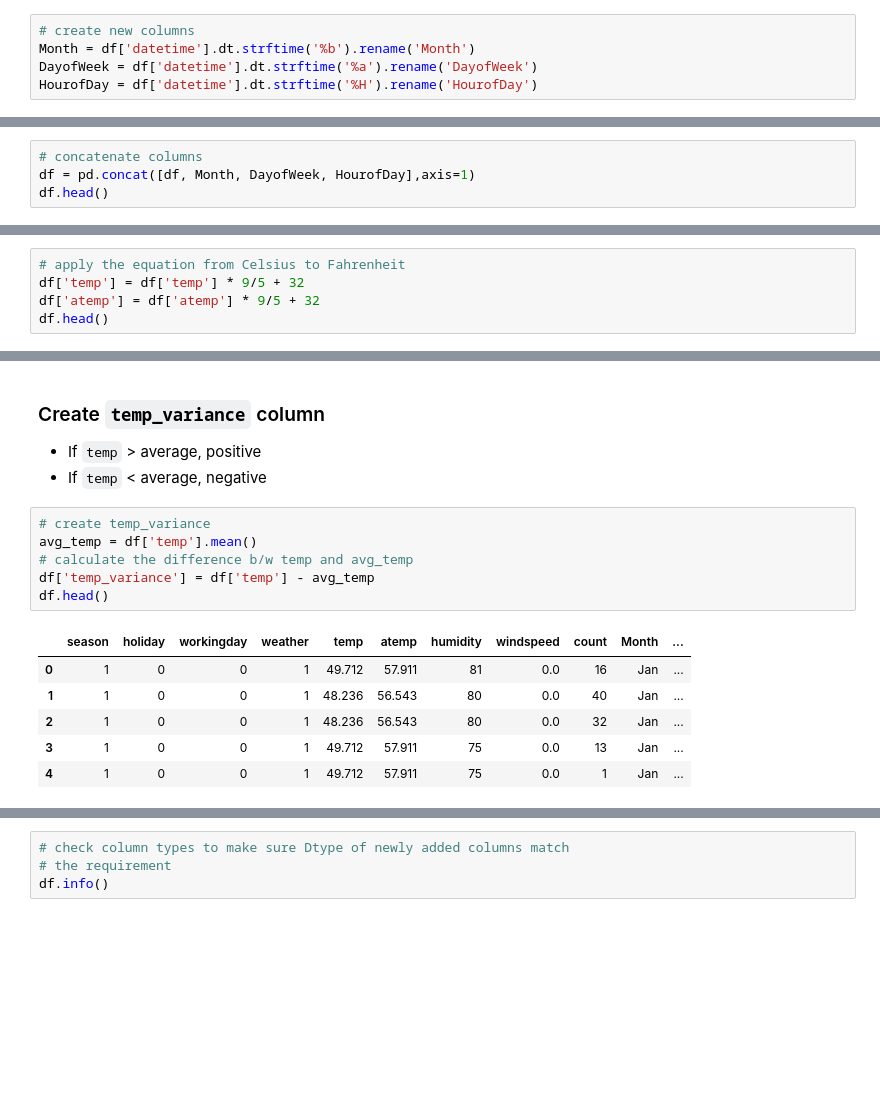
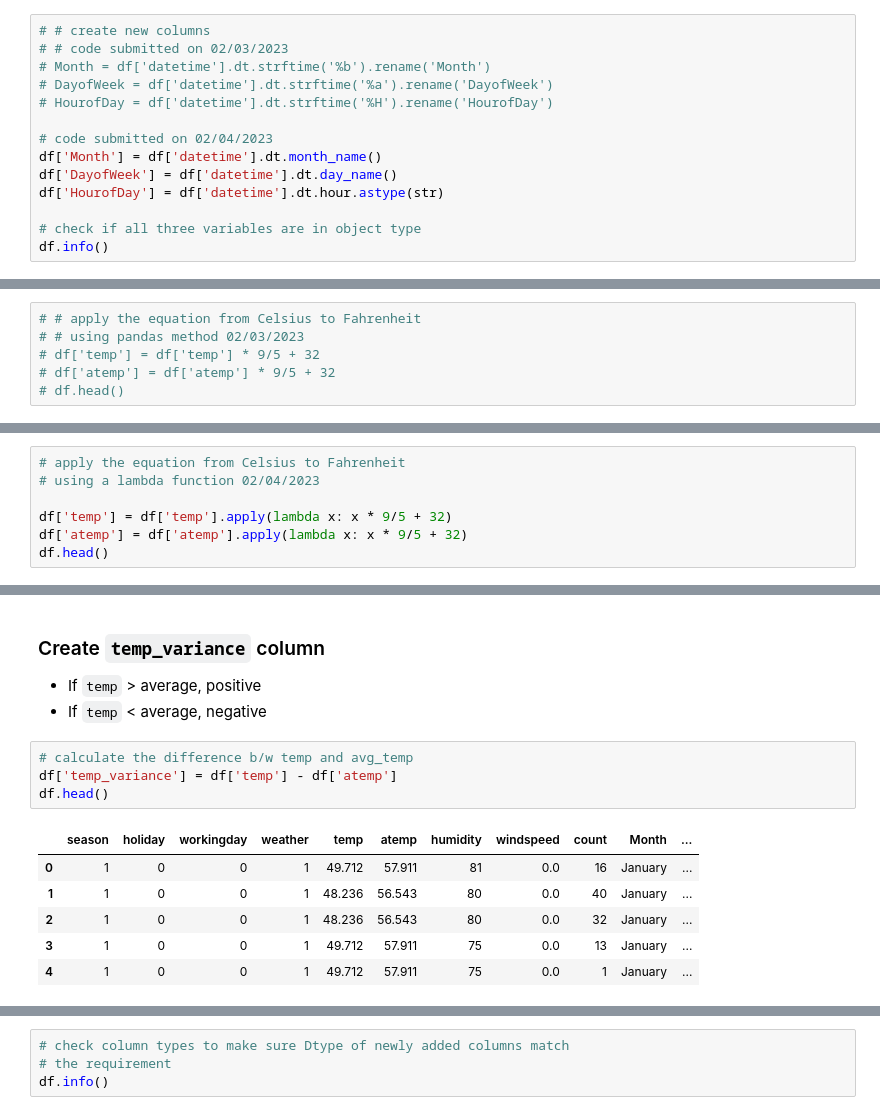
Before and after one commit to jiashenyue/dimensionality-reduction-2, a Jupyter notebook: feature-engineering-2.ipynb, the cells around one changed output, grey strips where cells are left out. Cells and saved outputs as stored; diff of their text form; blank space fills up the shorter version.

```diff
--- a/feature-engineering-2.ipynb
+++ b/feature-engineering-2.ipynb
@@ -128,7 +129,16 @@ df['datetime'].head()
 4   2011-01-01 04:00:00
 Name: datetime, dtype: datetime64[ns]
 # %%
-# create new columns
-Month = df['datetime'].dt.strftime('%b').rename('Month')
-DayofWeek = df['datetime'].dt.strftime('%a').rename('DayofWeek')
-HourofDay = df['datetime'].dt.strftime('%H').rename('HourofDay')
+# # create new columns
+# # code submitted on 02/03/2023
+# Month = df['datetime'].dt.strftime('%b').rename('Month')
+# DayofWeek = df['datetime'].dt.strftime('%a').rename('DayofWeek')
+# HourofDay = df['datetime'].dt.strftime('%H').rename('HourofDay')
+
+# code submitted on 02/04/2023
+df['Month'] = df['datetime'].dt.month_name()
+df['DayofWeek'] = df['datetime'].dt.day_name()
+df['HourofDay'] = df['datetime'].dt.hour.astype(str)
+
+# check if all three variables are in object type
+df.info()
@@ -135,4 +165,0 @@ HourofDay = df['datetime'].dt.strftime('%H').rename('HourofDay')
-# %%
-# concatenate columns
-df = pd.concat([df, Month, DayofWeek, HourofDay],axis=1)
-df.head()
@@ -159,5 +181,6 @@ df.head()
 # %%
-# apply the equation from Celsius to Fahrenheit
-df['temp'] = df['temp'] * 9/5 + 32
-df['atemp'] = df['atemp'] * 9/5 + 32
-df.head()
+# # apply the equation from Celsius to Fahrenheit
+# # using pandas method 02/03/2023
+# df['temp'] = df['temp'] * 9/5 + 32
+# df['atemp'] = df['atemp'] * 9/5 + 32
+# df.head()
@@ -170,0 +187,7 @@ df.head()
+# %%
+# apply the equation from Celsius to Fahrenheit
+# using a lambda function 02/04/2023
+
+df['temp'] = df['temp'].apply(lambda x: x * 9/5 + 32)
+df['atemp'] = df['atemp'].apply(lambda x: x * 9/5 + 32)
+df.head()
@@ -174,18 +204,16 @@ df.head()
 - If `temp` > average, positive
 - If `temp` < average, negative
 # %%
-# create temp_variance
-avg_temp = df['temp'].mean()
 # calculate the difference b/w temp and avg_temp
-df['temp_variance'] = df['temp'] - avg_temp
+df['temp_variance'] = df['temp'] - df['atemp']
 df.head()
 # %% [output]
 |  | season | holiday | workingday | weather | temp | atemp | humidity | windspeed | count | Month | ... |
-| 0 | 1 | 0 | 0 | 1 | 49.712 | 57.911 | 81 | 0.0 | 16 | Jan | ... |
-| 1 | 1 | 0 | 0 | 1 | 48.236 | 56.543 | 80 | 0.0 | 40 | Jan | ... |
-| 2 | 1 | 0 | 0 | 1 | 48.236 | 56.543 | 80 | 0.0 | 32 | Jan | ... |
-| 3 | 1 | 0 | 0 | 1 | 49.712 | 57.911 | 75 | 0.0 | 13 | Jan | ... |
-| 4 | 1 | 0 | 0 | 1 | 49.712 | 57.911 | 75 | 0.0 | 1 | Jan | ... |
+| 0 | 1 | 0 | 0 | 1 | 49.712 | 57.911 | 81 | 0.0 | 16 | January | ... |
+| 1 | 1 | 0 | 0 | 1 | 48.236 | 56.543 | 80 | 0.0 | 40 | January | ... |
+| 2 | 1 | 0 | 0 | 1 | 48.236 | 56.543 | 80 | 0.0 | 32 | January | ... |
+| 3 | 1 | 0 | 0 | 1 | 49.712 | 57.911 | 75 | 0.0 | 13 | January | ... |
+| 4 | 1 | 0 | 0 | 1 | 49.712 | 57.911 | 75 | 0.0 | 1 | January | ... |
 # %%
 # drop atemp column
 df.drop(columns=['atemp'], inplace=True)
```
Also changed, not shown: parts of 39 cells of this notebook.
